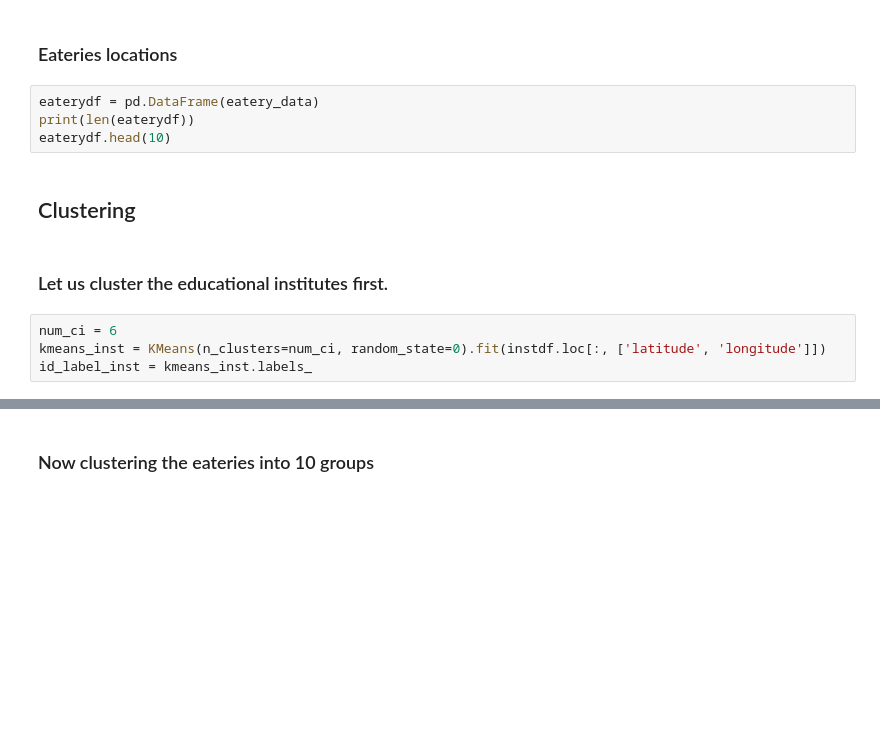
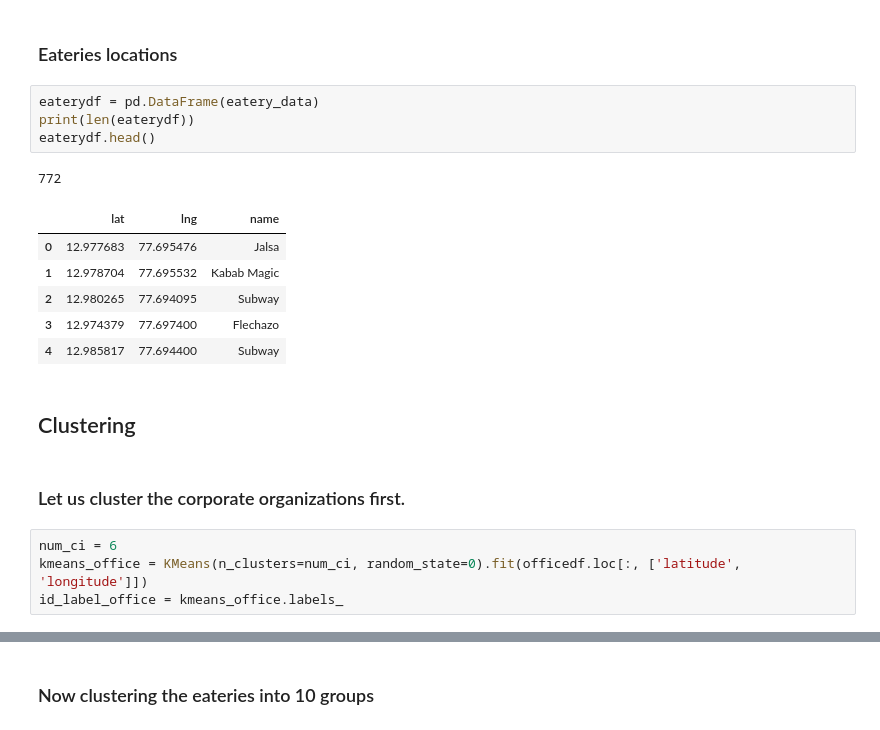
Before and after one commit to shreayan98c/Coursera-Capstone, a Jupyter notebook: Bangalore Clustering.ipynb, the cells around one changed output, grey strips where cells are left out. Cells and saved outputs as stored; diff of their text form; blank space fills up the shorter version.

```diff
--- a/Bangalore Clustering.ipynb
+++ b/Bangalore Clustering.ipynb
@@ -312,13 +345,21 @@ instdf.head(10)
 # %%
 eaterydf = pd.DataFrame(eatery_data)
 print(len(eaterydf))
-eaterydf.head(10)
+eaterydf.head()
+# %% [output]
+772
+|  | lat | lng | name |
+| 0 | 12.977683 | 77.695476 | Jalsa |
+| 1 | 12.978704 | 77.695532 | Kabab Magic |
+| 2 | 12.980265 | 77.694095 | Subway |
+| 3 | 12.974379 | 77.697400 | Flechazo |
+| 4 | 12.985817 | 77.694400 | Subway |
 # %% [markdown]
 ## Clustering
 # %% [markdown]
-### Let us cluster the educational institutes first.
+### Let us cluster the corporate organizations first.
 # %%
 num_ci = 6
-kmeans_inst = KMeans(n_clusters=num_ci, random_state=0).fit(instdf.loc[:, ['latitude', 'longitude']])
-id_label_inst = kmeans_inst.labels_
+kmeans_office = KMeans(n_clusters=num_ci, random_state=0).fit(officedf.loc[:, ['latitude', 'longitude']])
+id_label_office = kmeans_office.labels_
 # %%
```
Also changed, not shown: parts of 28 cells of this notebook.
